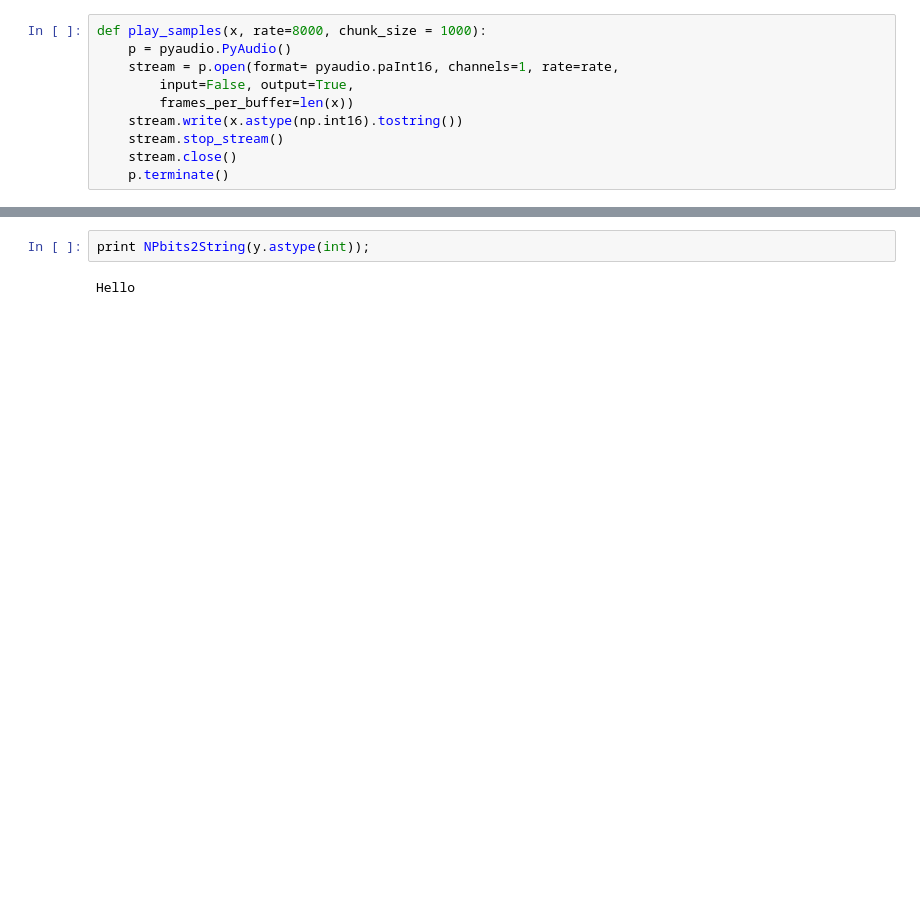
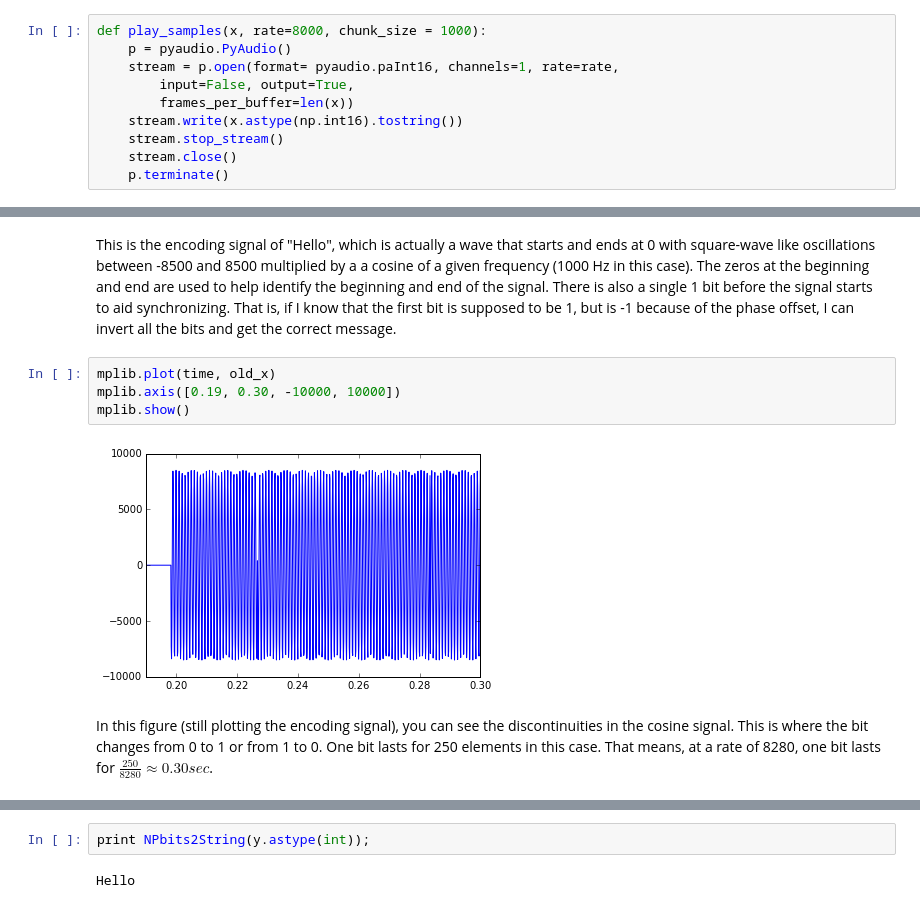
Before and after one commit to Pratool/SigSys2015, a Jupyter notebook: PS09.ipynb, the cells around one changed output, grey strips where cells are left out. Cells and saved outputs as stored; diff of their text form; blank space fills up the shorter version.

```diff
--- a/PS09.ipynb
+++ b/PS09.ipynb
@@ -189,2 +195,12 @@ old_x = gen_bpsk_sig(bits)
+# %% [markdown]
+This is the encoding signal of "Hello", which is actually a wave that starts and ends at 0 with square-wave like oscillations between -8500 and 8500 multiplied by a a cosine of a given frequency (1000 Hz in this case). The zeros at the beginning and end are used to help identify the beginning and end of the signal. There is also a single 1 bit before the signal starts to aid synchronizing. That is, if I know that the first bit is supposed to be 1, but is -1 because of the phase offset, I can invert all the bits and get the correct message.
+# %%
+mplib.plot(time, old_x)
+mplib.axis([0.19, 0.30, -10000, 10000])
+mplib.show()
+# %% [output]
+[figure, added]
+# %% [markdown]
+In this figure (still plotting the encoding signal), you can see the discontinuities in the cosine signal. This is where the bit changes from 0 to 1 or from 1 to 0. One bit lasts for 250 elements in this case. That means, at a rate of 8280, one bit lasts for $\frac{250}{8280} \approx 0.30 sec$.
 # %%
 y = decode_bpsk_sig(old_x)
```
Also changed, not shown: parts of 8 cells of this notebook.
